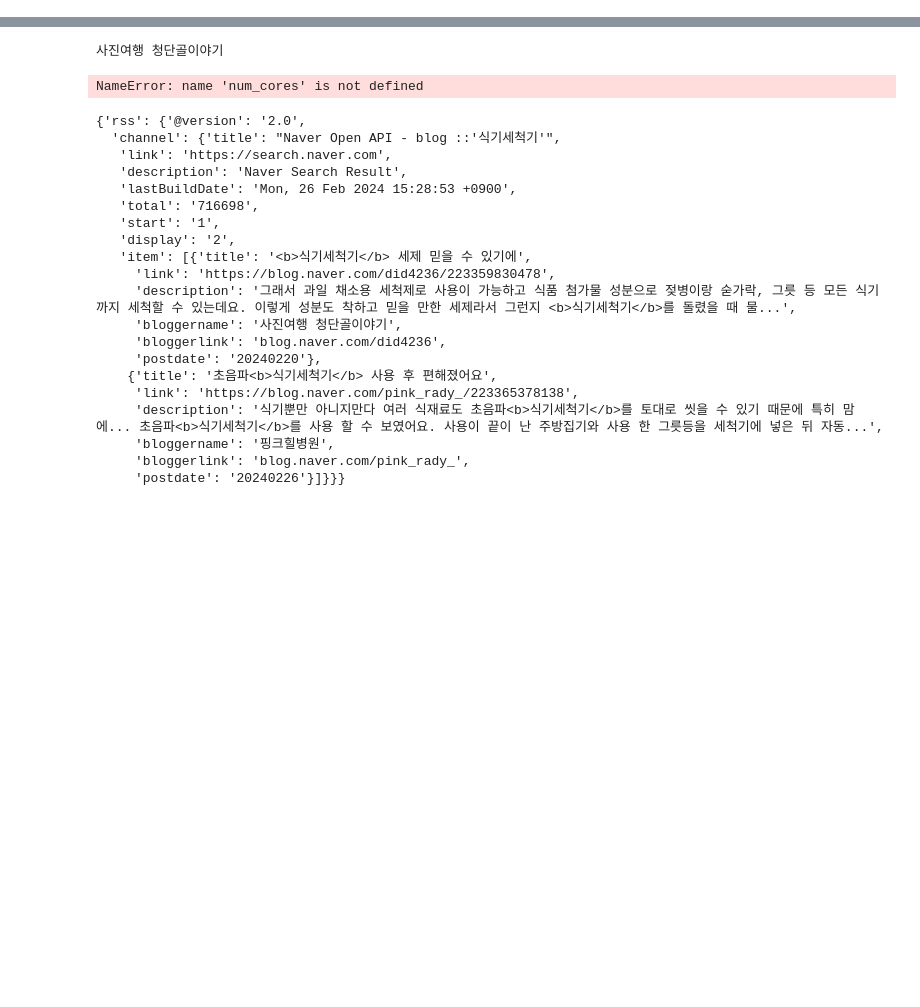
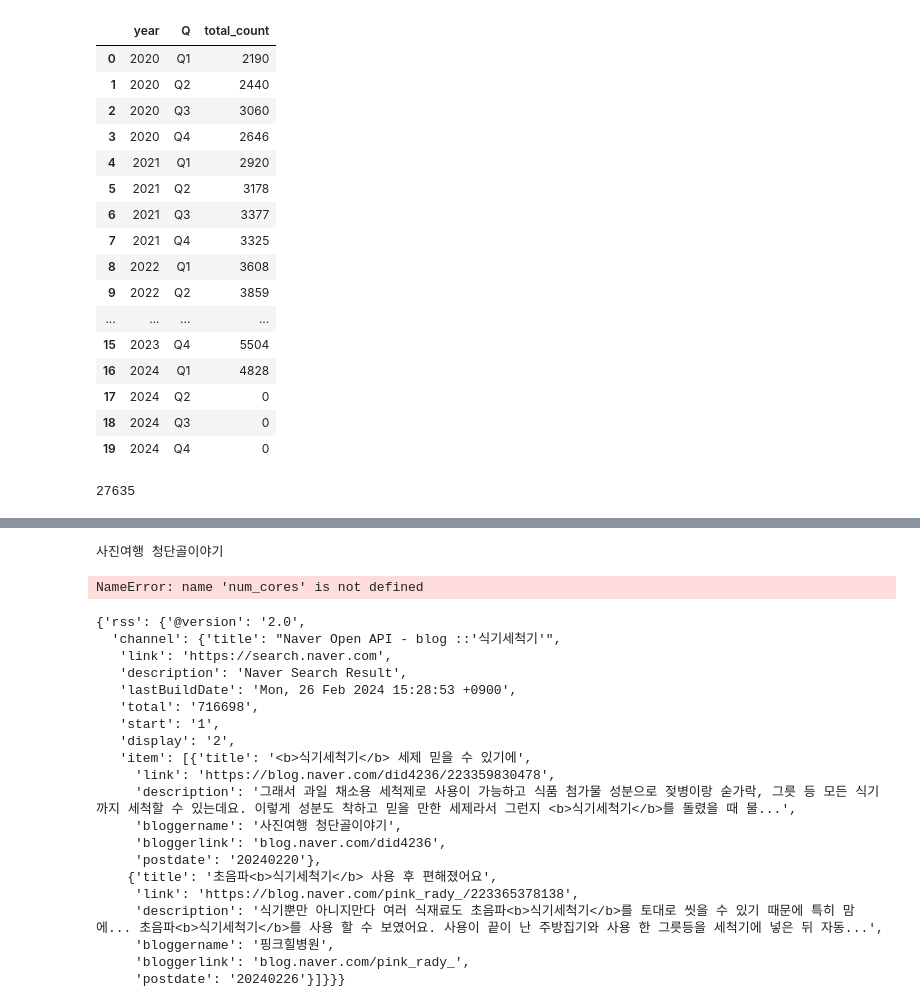
Before and after one commit to Goodmytoy/Naver_Blog_Crawl, a Jupyter notebook: Blog_Crawl_Main.ipynb, the cells around one changed output, grey strips where cells are left out. Saved outputs shown, nothing was run; the diff lists cells and outputs as text; code cells hidden in the pictures; blank space fills up the shorter version.

```diff
--- a/Blog_Crawl_Main.ipynb
+++ b/Blog_Crawl_Main.ipynb
@@ -79,0 +150,2 @@ nb = Naver_Blog()
+# %%
+json_rq = json.loads(re.search("\{\"result\":.*", rq.text)[0])
@@ -79,0 +241,3 @@ nb = Naver_Blog()
+# %%
+rq = requests.get("https://blog.naver.com/BlogTagListInfo.naver?blogId=g0pwam59&logNoList=223618057836&logType=mylog", verify = False)
+rq.json()[""]
@@ -80,4 +282,7 @@ nb = Naver_Blog()
 # %%
 with open("contents_list_240226.pkl", "wb") as f:
     pickle.dump(nb.contents_list, f)
+# %%
+with open("contents_list_240226_2.pkl", "wb") as f:
+    pickle.dump(nb.contents_list, f)
 # %%
@@ -107,17 +295,75 @@ result_df
 # %%
 result_df["datetime"] = result_df["addDate"].apply(lambda x : datetime.fromtimestamp(x/1000))
+# %%
+year_list = [2020, 2021, 2022, 2023, 2024]
+result = []
+for year in year_list:
+    q_dict = {"Q1": (f"{year}-01-01", f"{year}-03-31"),
+            "Q2": (f"{year}-04-01", f"{year}-06-31"),
+            "Q3": (f"{year}-07-01", f"{year}-09-31"),
+            "Q4": (f"{year}-10-01", f"{year}-12-31")}
+
+    for k, v in q_dict.items():
+        keyword = "미니 건조기"
+        enc_keyword = urllib.parse.quote(keyword)
+        base_url = "https://section.blog.naver.com/ajax/SearchList.naver"
+        params = {"countPerPage" : 7,
+                "currentPage" : 1,
+                "keyword" : keyword,
+                "orderBy" : "sim",
+                "startDate": v[0],
+                "endDate": v[1],
+                "type" : "post"}
+
+        headers = {"user-agent" : "Mozilla/5.0 (Macintosh; Intel Mac OS X 10_15_7) AppleWebKit/537.36 (KHTML, like Gecko) Chrome/108.0.0.0 Safari/537.36",
+                "Referer" : f"https://section.blog.naver.com/Search/Post.naver?pageNo=1&rangeType=ALL&orderBy=sim&keyword={enc_keyword}",
+                "host" : "section.blog.naver.com"
+                }
+        rq = requests.get(base_url, params = params, headers = headers, verify = False)
+        json_rq = json.loads(re.search("\{\"result\":.*", rq.text)[0])
+        total_count = json_rq.get("result").get("totalCount")
+
+        result.append({"year" : year, "Q" : k, "total_count" : total_count})
+# %%
+pd.DataFrame(result)
+# %% [output]
+|  | year | Q | total_count |
+| 0 | 2020 | Q1 | 2190 |
+| 1 | 2020 | Q2 | 2440 |
+| 2 | 2020 | Q3 | 3060 |
+| 3 | 2020 | Q4 | 2646 |
+| 4 | 2021 | Q1 | 2920 |
+| 5 | 2021 | Q2 | 3178 |
+| 6 | 2021 | Q3 | 3377 |
+| 7 | 2021 | Q4 | 3325 |
+| 8 | 2022 | Q1 | 3608 |
+| 9 | 2022 | Q2 | 3859 |
+| ... | ... | ... | ... |
+| 15 | 2023 | Q4 | 5504 |
+| 16 | 2024 | Q1 | 4828 |
+| 17 | 2024 | Q2 | 0 |
+| 18 | 2024 | Q3 | 0 |
+| 19 | 2024 | Q4 | 0 |
 # %%
 
-keyword = "식기세척기"
+keyword = "건조기"
 enc_keyword = urllib.parse.quote(keyword)
 base_url = "https://section.blog.naver.com/ajax/SearchList.naver"
 params = {"countPerPage" : 7,
           "currentPage" : 1,
           "keyword" : keyword,
           "orderBy" : "sim",
+          "startDate": "2024-01-01",
+          "endDate": "2024-12-31",
           "type" : "post"}
 
 headers = {"user-agent" : "Mozilla/5.0 (Macintosh; Intel Mac OS X 10_15_7) AppleWebKit/537.36 (KHTML, like Gecko) Chrome/108.0.0.0 Safari/537.36",
            "Referer" : f"https://section.blog.naver.com/Search/Post.naver?pageNo=1&rangeType=ALL&orderBy=sim&keyword={enc_keyword}",
            "host" : "section.blog.naver.com"
            }
+rq = requests.get(base_url, params = params, headers = headers, verify = False)
+json_rq = json.loads(re.search("\{\"result\":.*", rq.text)[0])
+total_count = json_rq.get("result").get("totalCount")
+print(total_count)
+# %% [output]
+27635
```
Also changed, not shown: parts of 31 cells of this notebook, 2 other files.
